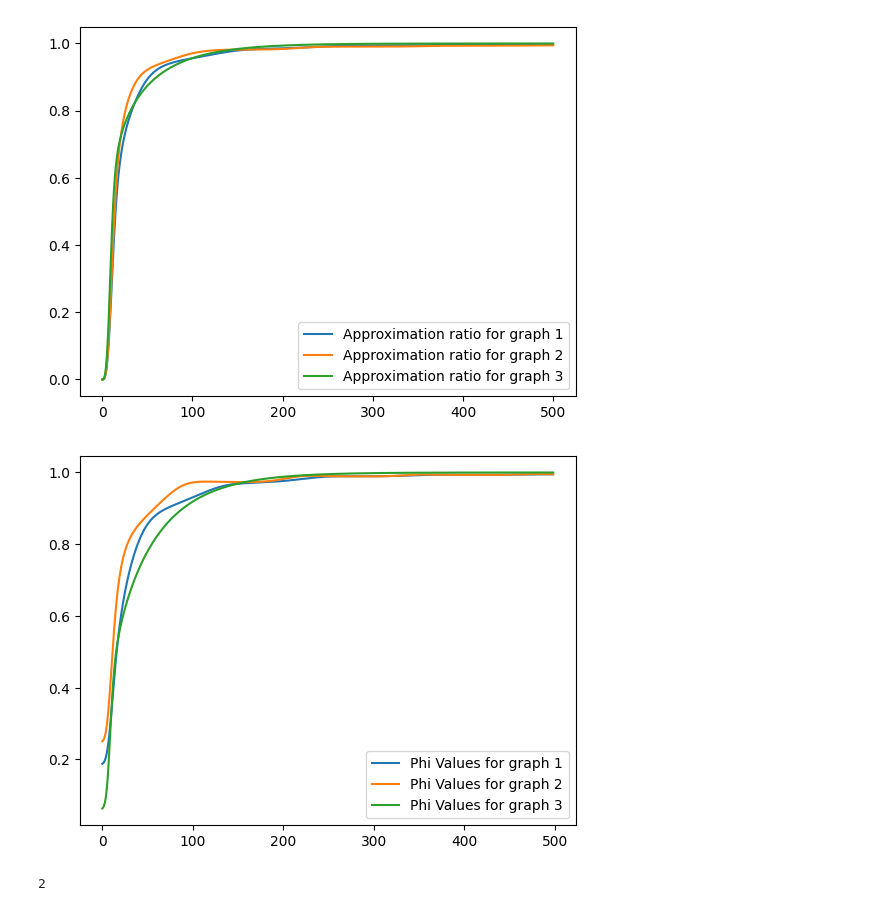
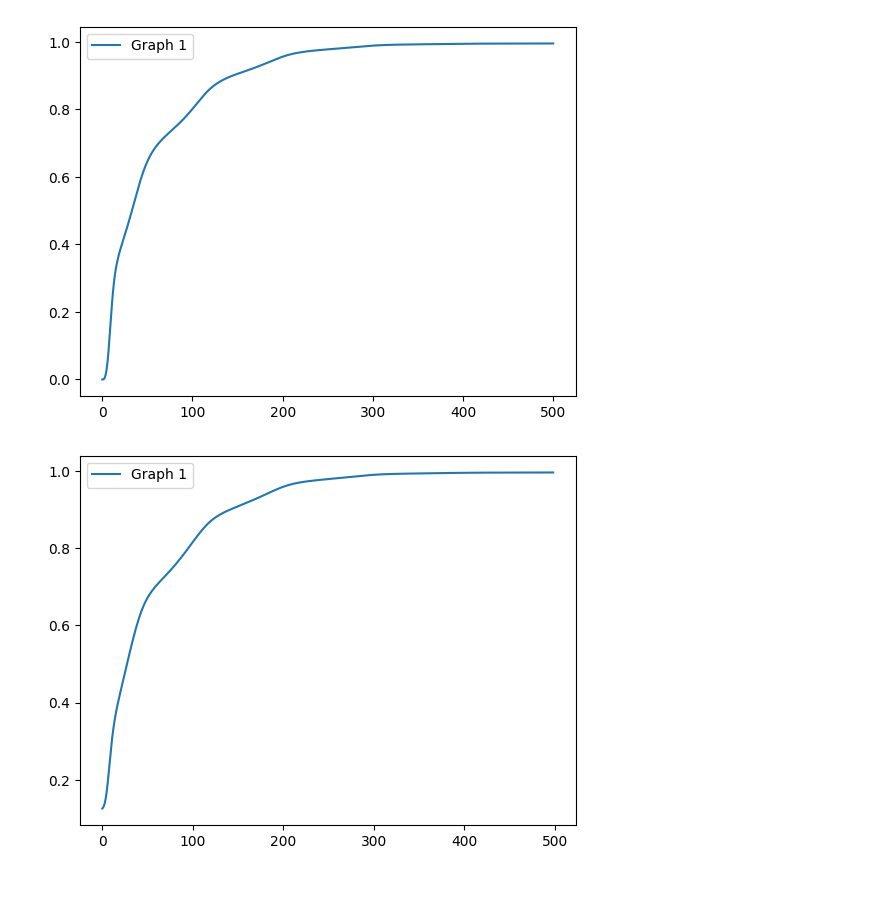
Before and after one commit to JoshuaFoate/FALQON, a Jupyter notebook: FALQONTesting.ipynb, the cells around one changed output. Saved outputs shown, nothing was run; the diff lists cells and outputs as text; code cells hidden in the pictures.

```diff
--- a/FALQONTesting.ipynb
+++ b/FALQONTesting.ipynb
@@ -85,6 +115,14 @@ def MaxClique_p(edges, qubits, operator):
     graph = nx.Graph(edges)
     graph_c = nx.complement(graph)
     edges_c = graph_c.edges
+    max_degree = sorted(graph_c.degree, key=lambda k: [k[1], k[0]])
+    print(max_degree)
+    if (max_degree[-1][1]) < (qubits/2):
+        A = max_degree[-1][1]
+    else:
+        A = qubits/2
+    print("Max Degree: " + str(max_degree[-1][1]))
+    print("A:" + str(A))
     for edge in edges_c:
         edge = np.sort(edge)
         H_problem += (1/4) * (np.real(ftls.reduce(np.kron,
@@ -127,8 +165,8 @@ def exeFALQON(graphs, qubits):
     eigenVectors_d, eigenValues_d = eigenV(H_d)
     for g in range(len(graphs)):
         graph_for_FALQON = graphs[g]
-        #H_p = MaxCut_p(graph_for_FALQON[0].edges, qubits, Z)
-        H_p = MaxClique_p(graph_for_FALQON[0].edges, qubits, Z)
+        H_p = MaxCut_p(graph_for_FALQON[0].edges, qubits, Z)
+        #H_p = MaxClique_p(graph_for_FALQON[0].edges, qubits, Z)
         h_p_values.append(H_p)
         eigenVectors_p, eigenValues_p = eigenV(H_p)
         dt = 0.03
@@ -138,12 +176,10 @@ def exeFALQON(graphs, qubits):
         phi_list = []
 
         psi_0 = eigenVectors_d[:, 0]
-        #U_p = linalg.expm(-1j*H_p*dt) #2d array
         U_p = np.exp(-1j*np.diag(H_p)*dt) #1d array
         comm = (1j*commutator(H_d, H_p, anti = False))
         cost_function = [float(np.real(np.conj(np.transpose(psi_0)) @ H_p @ psi_0))]#
         U_d = linalg.expm(-1j*beta[0]*H_d*dt)
-        #psi = U_d @ U_p @ psi_0 #1d array
         psi = U_d @ (U_p*psi_0) #2d array
         A = float(np.real(np.conj(np.transpose(psi)) @ comm @ psi))
         beta.append(-A) #Add -A to beta array
@@ -152,7 +188,6 @@ def exeFALQON(graphs, qubits):
         i = 1
         while i < n_steps:
             U_d = linalg.expm(-1j*beta[i]*H_d*dt)
-            #psi2 = U_d @ U_p @ psi #1d array
             psi = U_d @ (U_p*psi) #2d array
             A = float((np.real(np.conj(np.transpose(psi)) @ comm @ psi)))
             beta.append(-A)
@@ -173,9 +208,9 @@ def exeFALQON(graphs, qubits):
         H_p_eigenValues.append(eigenValues_p)
     return beta_values, cost_function_values, phi_values, H_p_eigenValues, graphs
 # %%
-k = 3
+k = 2
 qubits = 4
-num_graphs = 10
+num_graphs = 1
 graphs = generate_graphs(k, qubits, num_graphs)
 print(len(graphs))
 # %% [output]
@@ -225,44 +252,40 @@ plt.show()
 # %%
 approximation_ratio1 = cost_function[0]/eigenValues_p[0][0]
-approximation_ratio2 = cost_function[1]/eigenValues_p[1][0]
-approximation_ratio3 = cost_function[2]/eigenValues_p[2][0]
+# approximation_ratio2 = cost_function[1]/eigenValues_p[1][0]
+# approximation_ratio3 = cost_function[2]/eigenValues_p[2][0]
 #approximation_ratio4 = cost_function[3]/eigenValues_p[3][0]
 #approximation_ratio5 = cost_function[4]/eigenValues_p[4][0]
 #approximation_ratio6 = cost_function[5]/eigenValues_p[5][0]
 #approximation_ratio7 = cost_function[6]/eigenValues_p[6][0]
 #approximation_ratio8 = cost_function[7]/eigenValues_p[7][0]
 #approximation_ratio9 = cost_function[8]/eigenValues_p[8][0]
-#approximation_ratio9 = cost_function[9]/eigenValues_p[9][0]
-plt.plot(approximation_ratio1, label = "Approximation ratio for graph 1")
-plt.plot(approximation_ratio2, label = "Approximation ratio for graph 2")
-plt.plot(approximation_ratio3, label = "Approximation ratio for graph 3")
-#plt.plot(approximation_ratio4, label = "Approximation ratio for graph 4")
-#plt.plot(approximation_ratio5, label = "Approximation ratio for graph 5")
-#plt.plot(approximation_ratio6, label = "Approximation ratio for graph 6")
-#plt.plot(approximation_ratio7, label = "Approximation ratio for graph 7")
-#plt.plot(approximation_ratio8, label = "Approximation ratio for graph 8")
-#plt.plot(approximation_ratio9, label = "Approximation ratio for graph 9")
-#plt.plot(approximation_ratio9, label = "Approximation ratio for graph 10")
+#approximation_ratio10 = cost_function[9]/eigenValues_p[9][0]
+plt.plot(approximation_ratio1, label = "Graph 1")
+# plt.plot(approximation_ratio2, label = "Graph 2")
+# plt.plot(approximation_ratio3, label = "Graph 3")
+#plt.plot(approximation_ratio4, label = "Graph 4")
+#plt.plot(approximation_ratio5, label = "Graph 5")
+#plt.plot(approximation_ratio6, label = "Graph 6")
+#plt.plot(approximation_ratio7, label = "Graph 7")
+#plt.plot(approximation_ratio8, label = "Graph 8")
+#plt.plot(approximation_ratio9, label = "Graph 9")
+#plt.plot(approximation_ratio10, label = "Graph 10")
 plt.legend()
 plt.show()
 # %% [output]
-[figure, old version]
+[figure, new version]
 # %%
-plt.plot(phi_list[0], label = "Phi Values for graph 1")
-plt.plot(phi_list[1], label = "Phi Values for graph 2")
-plt.plot(phi_list[2], label = "Phi Values for graph 3")
-#plt.plot(phi_list[3], label = "Phi Values for graph 4")
-#plt.plot(phi_list[4], label = "Phi Values for graph 5")
-#plt.plot(phi_list[5], label = "Phi Values for graph 6")
-#plt.plot(phi_list[6], label = "Phi Values for graph 7")
-#plt.plot(phi_list[7], label = "Phi Values for graph 8")
-#plt.plot(phi_list[8], label = "Phi Values for graph 9")
-#plt.plot(phi_list[9], label = "Phi Values for graph 10")
+plt.plot(phi_list[0], label = "Graph 1")
+# plt.plot(phi_list[1], label = "Graph 2")
+# plt.plot(phi_list[2], label = "Graph 3")
+#plt.plot(phi_list[3], label = "Graph 4")
+#plt.plot(phi_list[4], label = "Graph 5")
+#plt.plot(phi_list[5], label = "Graph 6")
+#plt.plot(phi_list[6], label = "Graph 7")
+#plt.plot(phi_list[7], label = "Graph 8")
+#plt.plot(phi_list[8], label = "Graph 9")
+#plt.plot(phi_list[9], label = "Graph 10")
 plt.legend()
 plt.show()
 # %% [output]
-[figure, old version]
+[figure, new version]
-# %%
-len(beta)
-# %% [output]
-2
```
Also changed, not shown: parts of 13 cells of this notebook, 8 other files.
